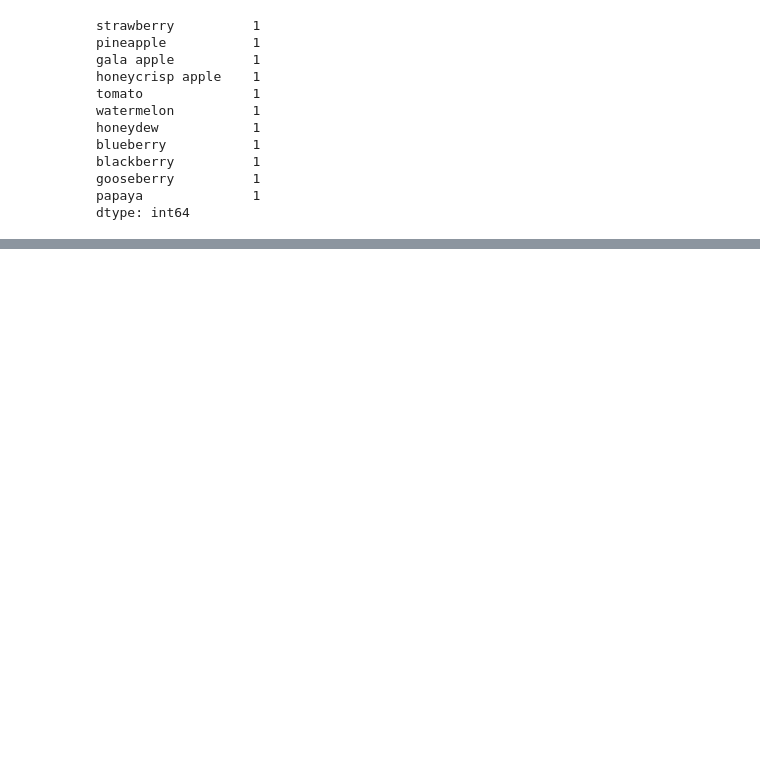
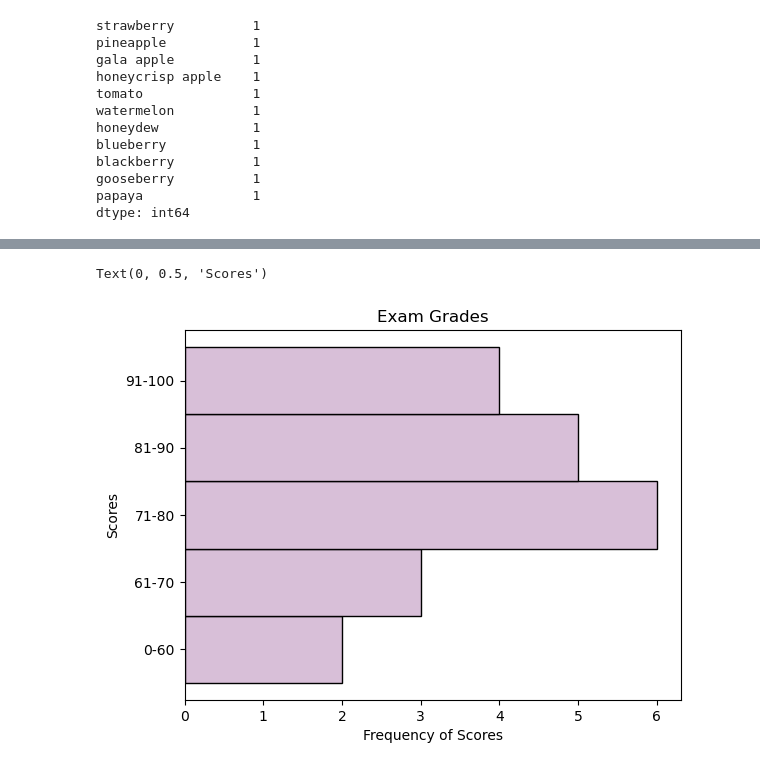
Before and after one commit to Adam-Harris87/numpy-pandas-visualization-exercises, a Jupyter notebook: pandas_series.ipynb, the cells around one changed output, grey strips where cells are left out. Drawn from its saved outputs; the diff is of its cells as text; code cells hidden in the pictures; blank space fills up the shorter version.

```diff
--- a/pandas_series.ipynb
+++ b/pandas_series.ipynb
@@ -147,0 +432,3 @@ dtype: int64
+# %%
+exam_scores = pd.Series([60, 86, 75, 62, 93, 71, 60, 83, 95, 78,
+                         65, 72, 69, 81, 96, 80, 85, 92, 82, 78])
@@ -147,0 +460,18 @@ dtype: int64
+# %%
+# 3. Plot the Series in a meaningful way and make sure your chart has a title and axis labels.
+grade_edges = [0,60,70,80,90,101]
+grade_labels = ['0-60', '61-70', '71-80', '81-90', '91-100']
+pd.cut(exam_scores,
+       bins=grade_edges,
+       labels=grade_labels,
+       include_lowest=True
+        )\
+    .value_counts().sort_index().plot.barh(color='thistle',
+                                                width=1,
+                                                ec='black')
+plt.title('Exam Grades')
+plt.xlabel('Frequency of Scores')
+plt.ylabel('Scores')
+# %% [output]
+Text(0, 0.5, 'Scores')
+[figure, added]
```
Also changed, not shown: parts of 40 cells of this notebook, 1 other file.
